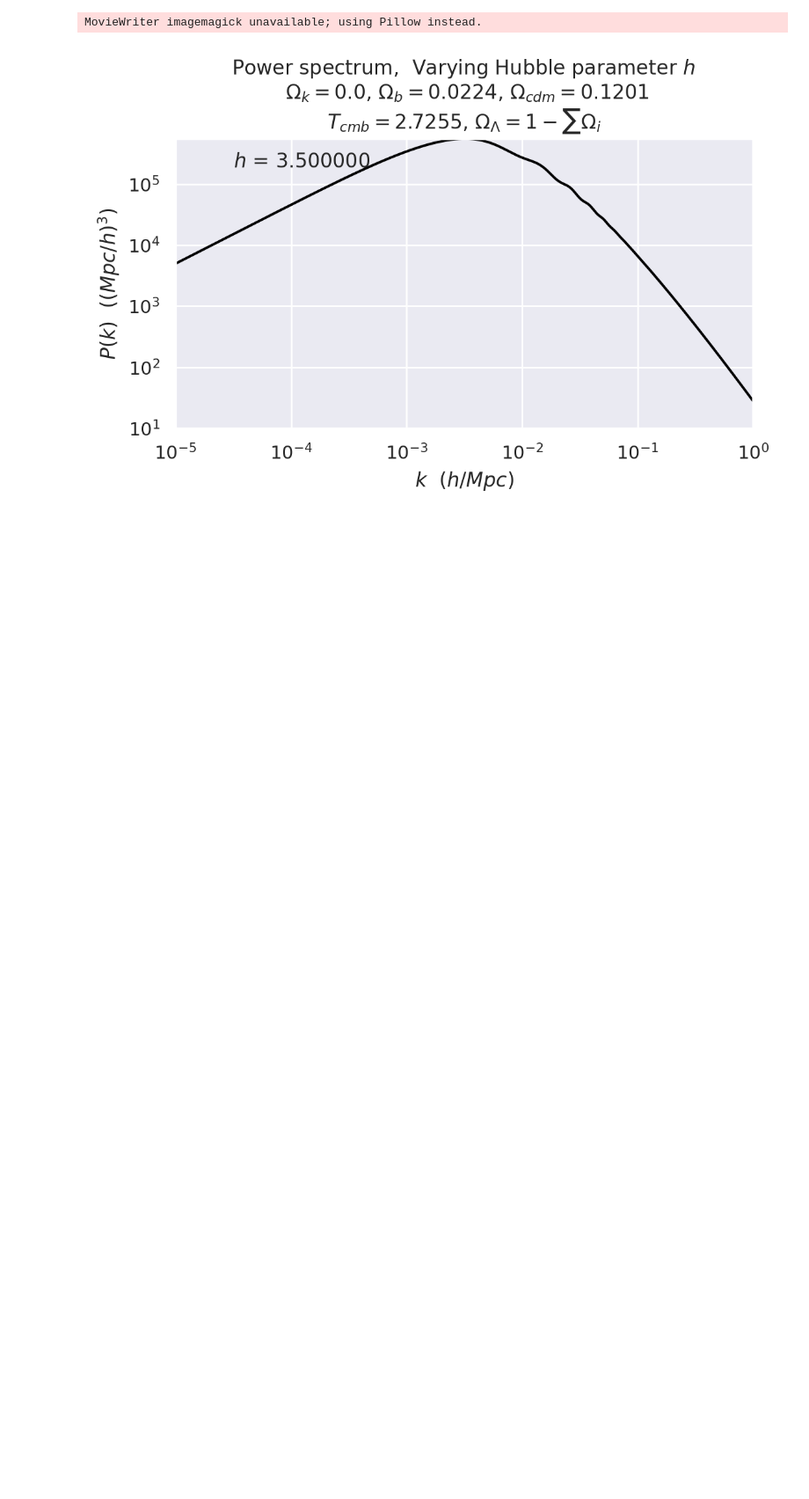
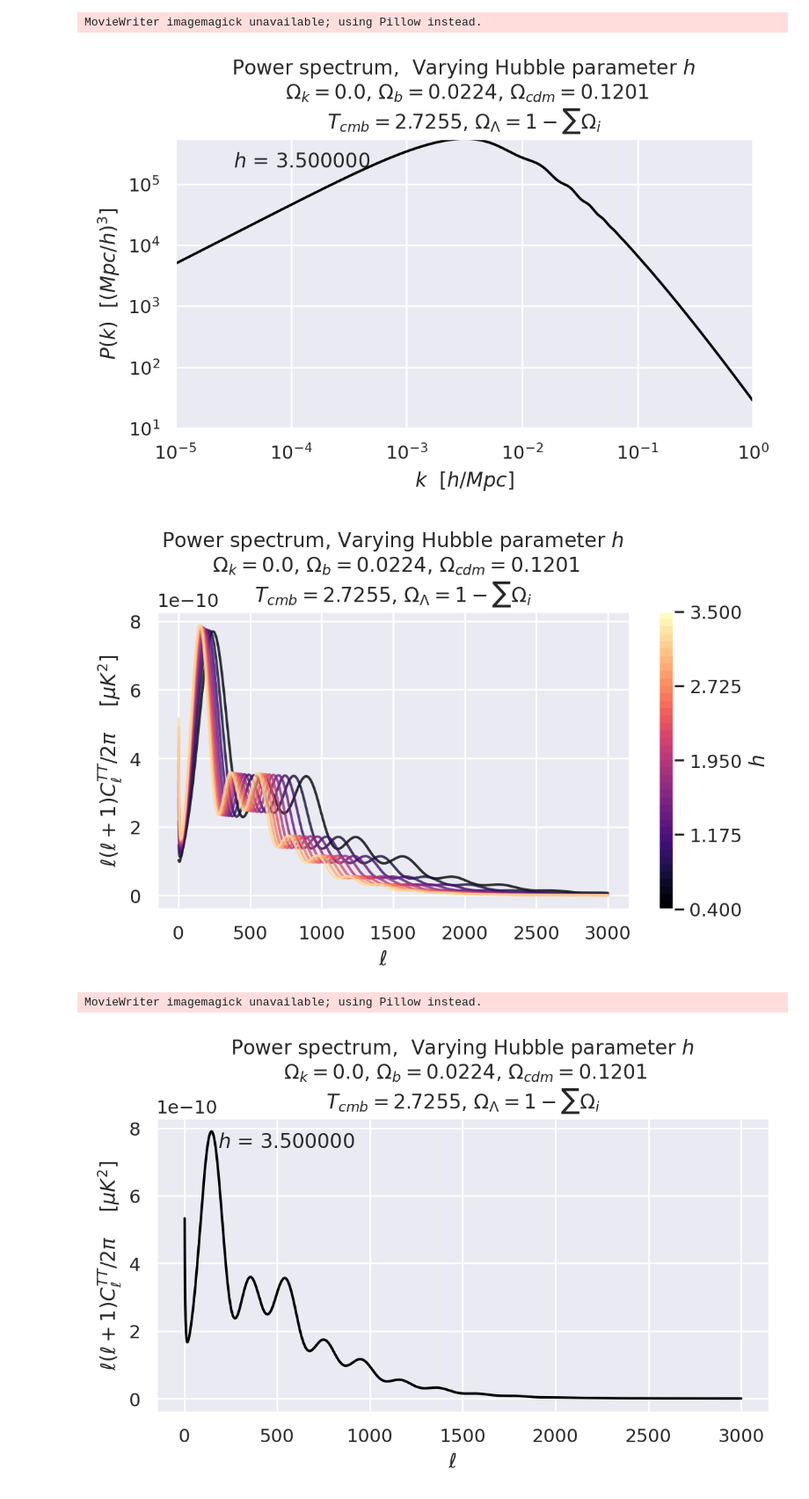
Before and after one commit to GabrielMissael/cosmology_CLASS_power_spectrum, a Jupyter notebook: CLASS_power_spectrum_variations.ipynb, the cells around one changed output. Shown at 88% size. Drawn from its saved outputs; the diff is of its cells as text; code cells hidden in the pictures; blank space fills up the shorter version.

```diff
--- a/CLASS_power_spectrum_variations.ipynb
+++ b/CLASS_power_spectrum_variations.ipynb
@@ -241,6 +264,27 @@ animation(data=dataset, vals=h_space, val_name='$h$', scale='log',
 [figure]
 MovieWriter imagemagick unavailable; using Pillow instead.
 [figure]
+# %%
+# Hubble parameter variation
+
+dataset = get_family_data('default_h_', n=len(h_space), typed = '_cl.dat')
+dataset = np.array(dataset)
+
+graph(data=dataset, vals=h_space, val_name='$h$',
+      title='Power spectrum, Varying Hubble parameter $h$ \n $\Omega_k = 0.0$,' +
+      ' $\Omega_b = 0.0224$, $\Omega_{cdm} = 0.1201$\n$T_{cmb} = 2.7255$,' +
+      ' $\Omega_{\Lambda} = 1 - \sum \Omega_i$',
+      xlabel='$\ell$    ', ylabel='$\ell(\ell+1)C_\ell^{TT}/2\pi$    $[\mu K^2]$', save='../images/h_l.png')
+
+animation(data=dataset, vals=h_space, val_name='$h$',
+          title='Power spectrum,  Varying Hubble parameter $h$ \n $\Omega_k = 0.0$,' +
+          ' $\Omega_b = 0.0224$, $\Omega_{cdm} = 0.1201$\n$T_{cmb} = 2.7255$,' +
+          ' $\Omega_{\Lambda} = 1 - \sum \Omega_i$',
+           xlabel='$\ell$    ', ylabel='$\ell(\ell+1)C_\ell^{TT}/2\pi$    $[\mu K^2]$', filename='../images/h_l.gif')
+# %% [output]
+[figure, added]
+MovieWriter imagemagick unavailable; using Pillow instead.
+[figure, added]
 # %%
 # Omega of baryons variation
 
```
Also changed, not shown: parts of 10 cells of this notebook.
